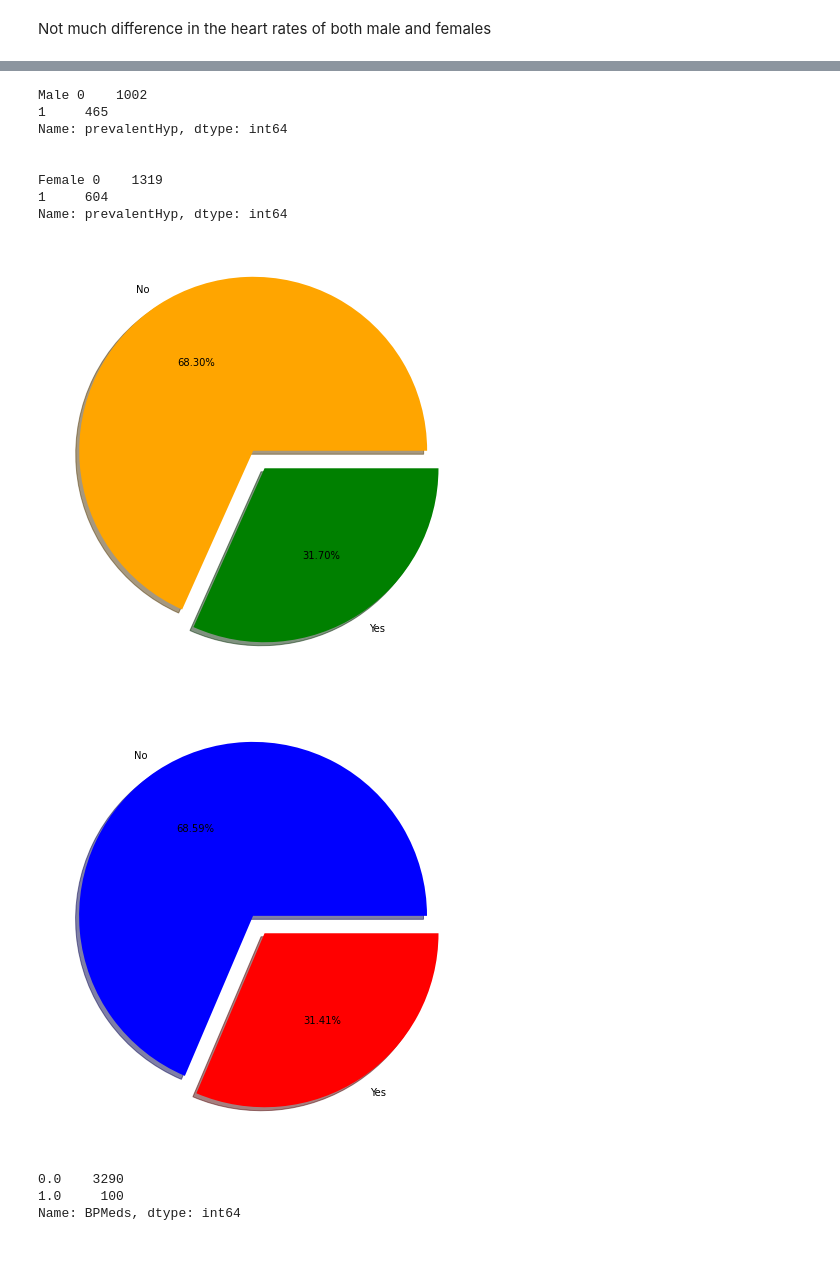
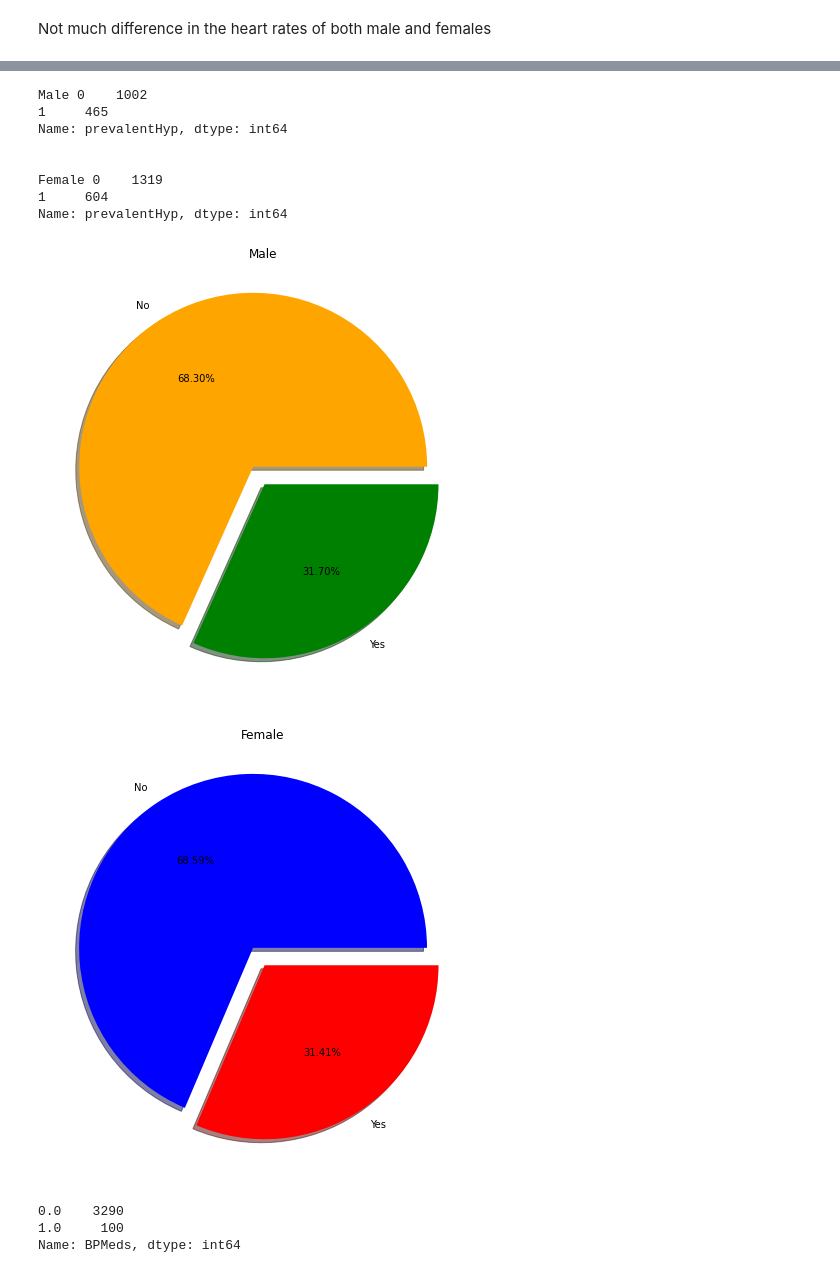
Before and after one commit to Shambhurajdesai/Capstone-3---Cardio-Vascular-Risk--Classification, a Jupyter notebook: Cardio_Vascular_Risk_Capstone_3.ipynb, the cells around one changed output, grey strips where cells are left out. Drawn from its saved outputs; the diff is of its cells as text; code cells hidden in the pictures.

```diff
--- a/Cardio_Vascular_Risk_Capstone_3.ipynb
+++ b/Cardio_Vascular_Risk_Capstone_3.ipynb
@@ -610,25 +612,27 @@ Name: prevalentStroke, dtype: int64
 # %%
 # here by using the pie plot we calculate the % of prevalent hyper tension in males and females
 plt.figure(figsize=(8,8))
 plt.pie(male['prevalentHyp'].value_counts(),shadow=True,autopct='%1.2f%%',
         labels=['No','Yes'],explode=(0.1,0.02),colors=('orange','green'))
+plt.title('Male')
 print('Male',male['prevalentHyp'].value_counts())
 print('\n')
 plt.figure(figsize=(8,8))
 plt.pie(female['prevalentHyp'].value_counts(),shadow=True,autopct='%1.2f%%',
         labels=['No','Yes'],explode=(0.1,0.02),colors=('blue','red'))
+plt.title('Female')
 print('Female',female['prevalentHyp'].value_counts())
 # %% [output]
 Male 0    1002
 1     465
 Name: prevalentHyp, dtype: int64
 
 
 Female 0    1319
 1     604
 Name: prevalentHyp, dtype: int64
-[figure, old version]
+[figure, new version]
-[figure, old version]
+[figure, new version]
 # %%
 #total count of patients who took BP medicines(1) and who doesn't(0)
 df.BPMeds.value_counts()
```
Also changed, not shown: parts of 2 cells of this notebook.
